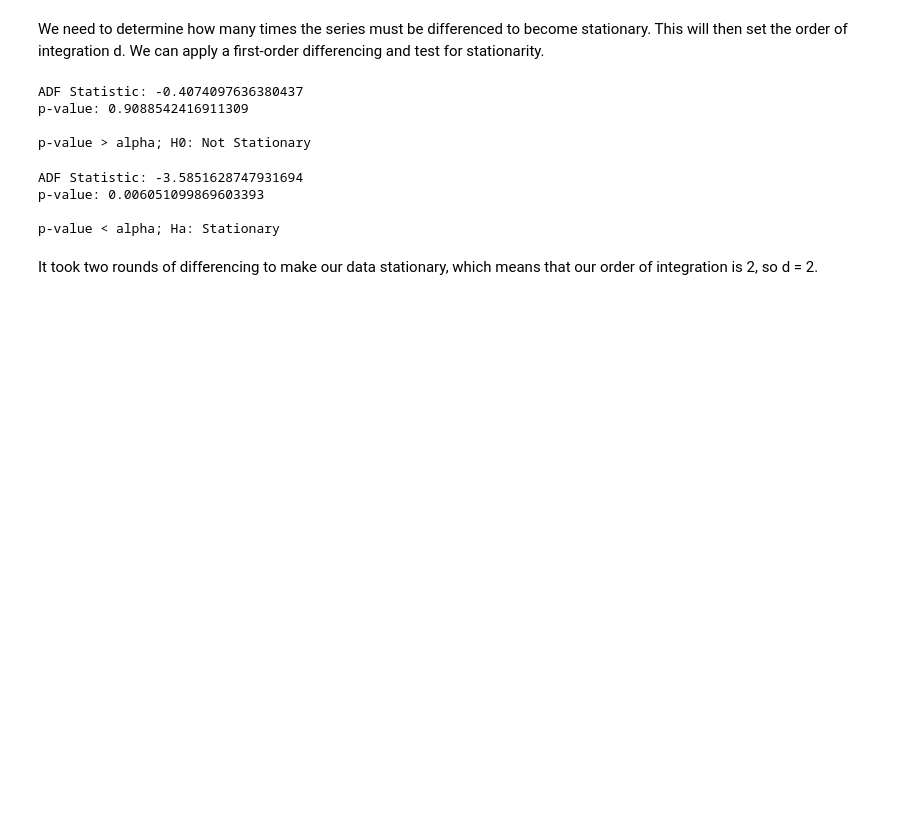
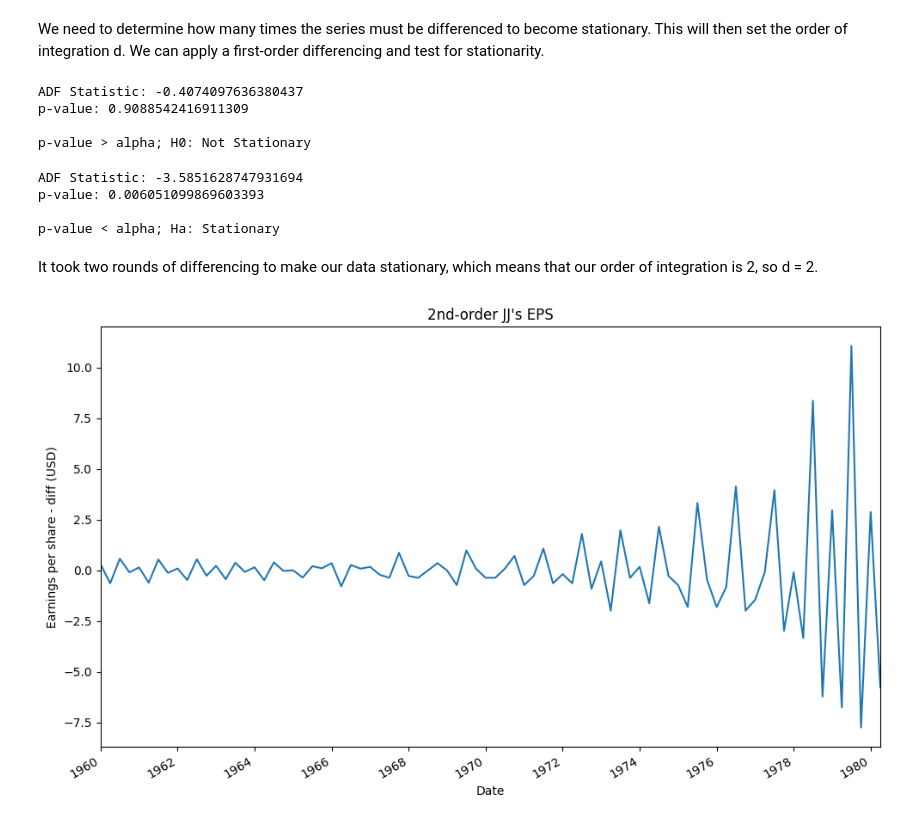
Before and after one commit to LeonardoSMSoares/Economics-Finance, a Jupyter notebook: Time Series Forecasting in Python/TSF 10 - Forecasting Non-Stationary TS.ipynb, the cells around one changed output. Drawn from its saved outputs; the diff is of its cells as text; code cells hidden in the pictures; blank space fills up the shorter version.

```diff
--- a/Time Series Forecasting in Python/TSF 10 - Forecasting Non-Stationary TS.ipynb
+++ b/Time Series Forecasting in Python/TSF 10 - Forecasting Non-Stationary TS.ipynb
@@ -123,3 +123,18 @@ p-value < alpha; Ha: Stationary
 # %% [markdown]
 It took two rounds of differencing to make our data stationary, which means that our order of integration is 2,
 so d = 2.
+# %%
+fig, ax = plt.subplots(figsize=(10, 6))
+
+ax.plot(df['date'][2:], eps_diff2)
+ax.set_xlabel('Date')
+ax.set_ylabel('Earnings per share - diff (USD)')
+ax.set_title("2nd-order JJ's EPS")
+ax.set_xlim(0, 81)  # 82 points (84 - 2)
+
+plt.xticks(np.arange(0, 81, 8), [1960, 1962, 1964, 1966, 1968, 1970, 1972, 1974, 1976, 1978, 1980])
+
+fig.autofmt_xdate()
+plt.tight_layout()
+# %% [output]
+[figure, added]
```
Also changed, not shown: parts of 23 cells of this notebook.
